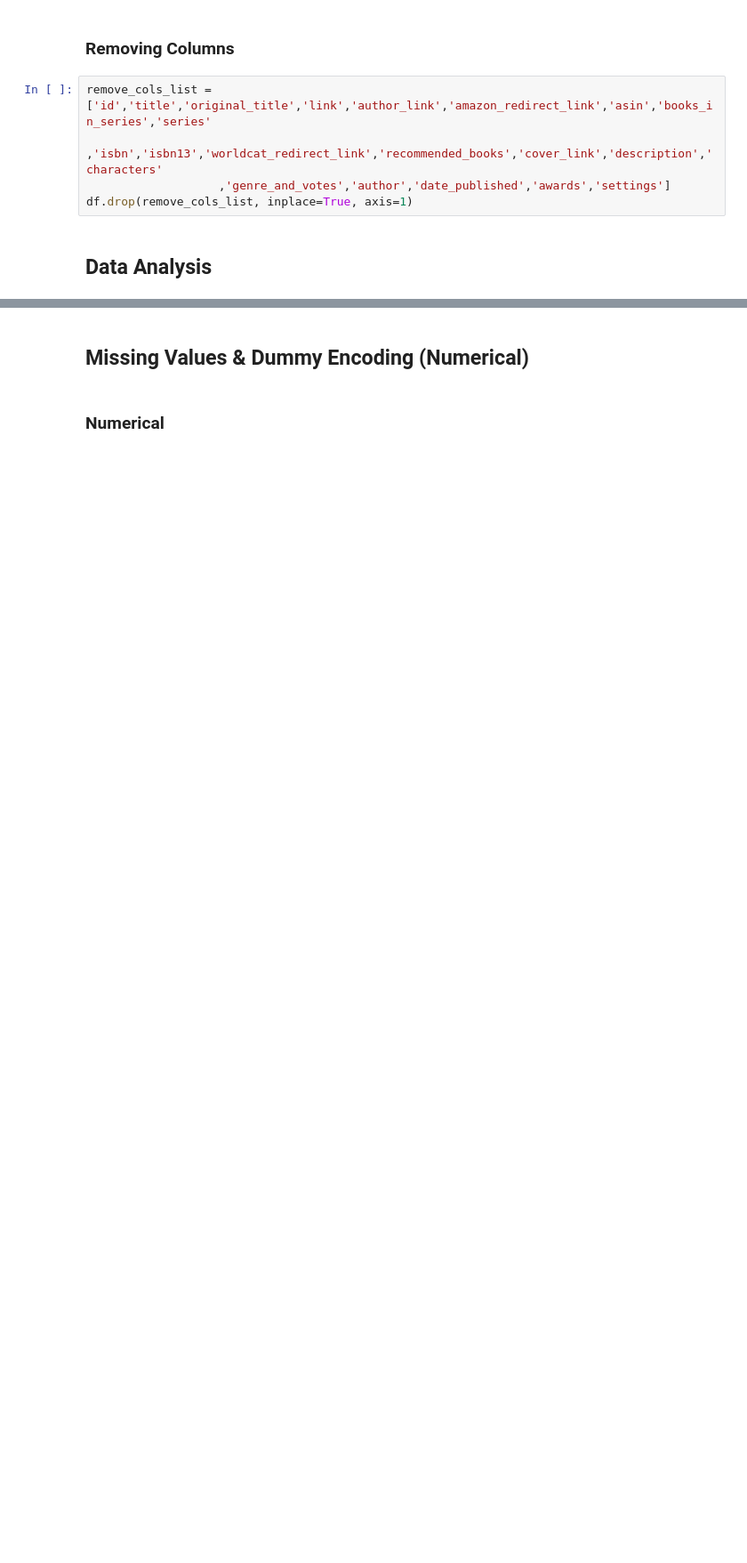
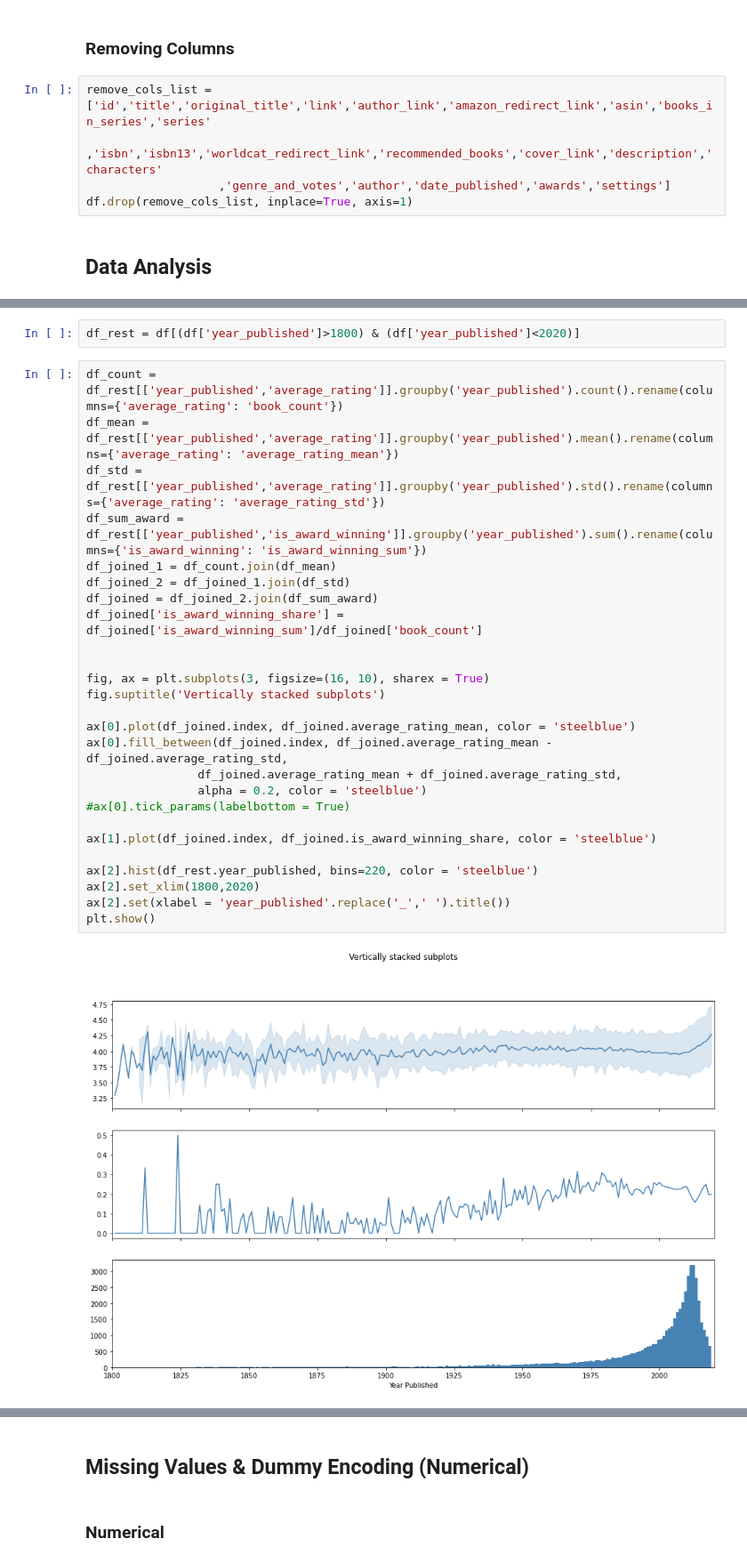
Before and after one commit to MareikeHeller/goodreads-best-books, a Jupyter notebook: best-books-prediction.ipynb, the cells around one changed output, grey strips where cells are left out. Shown at 89% size. Cells and saved outputs as stored; diff of their text form; blank space fills up the shorter version.

```diff
--- a/best-books-prediction.ipynb
+++ b/best-books-prediction.ipynb
@@ -142,0 +159,30 @@ Overview of all numerical columns in the dataset:
+# %%
+df_rest = df[(df['year_published']>1800) & (df['year_published']<2020)]
+# %%
+df_count = df_rest[['year_published','average_rating']].groupby('year_published').count().rename(columns={'average_rating': 'book_count'})
+df_mean = df_rest[['year_published','average_rating']].groupby('year_published').mean().rename(columns={'average_rating': 'average_rating_mean'})
+df_std = df_rest[['year_published','average_rating']].groupby('year_published').std().rename(columns={'average_rating': 'average_rating_std'})
+df_sum_award = df_rest[['year_published','is_award_winning']].groupby('year_published').sum().rename(columns={'is_award_winning': 'is_award_winning_sum'})
+df_joined_1 = df_count.join(df_mean)
+df_joined_2 = df_joined_1.join(df_std)
+df_joined = df_joined_2.join(df_sum_award)
+df_joined['is_award_winning_share'] = df_joined['is_award_winning_sum']/df_joined['book_count']
+
+
+fig, ax = plt.subplots(3, figsize=(16, 10), sharex = True)
+fig.suptitle('Vertically stacked subplots')
+
+ax[0].plot(df_joined.index, df_joined.average_rating_mean, color = 'steelblue')
+ax[0].fill_between(df_joined.index, df_joined.average_rating_mean - df_joined.average_rating_std,
+                df_joined.average_rating_mean + df_joined.average_rating_std,
+                alpha = 0.2, color = 'steelblue')
+#ax[0].tick_params(labelbottom = True)
+
+ax[1].plot(df_joined.index, df_joined.is_award_winning_share, color = 'steelblue')
+
+ax[2].hist(df_rest.year_published, bins=220, color = 'steelblue')
+ax[2].set_xlim(1800,2020)
+ax[2].set(xlabel = 'year_published'.replace('_',' ').title())
+plt.show()
+# %% [output]
+[figure, added]
```
Also changed, not shown: parts of 20 cells of this notebook.
